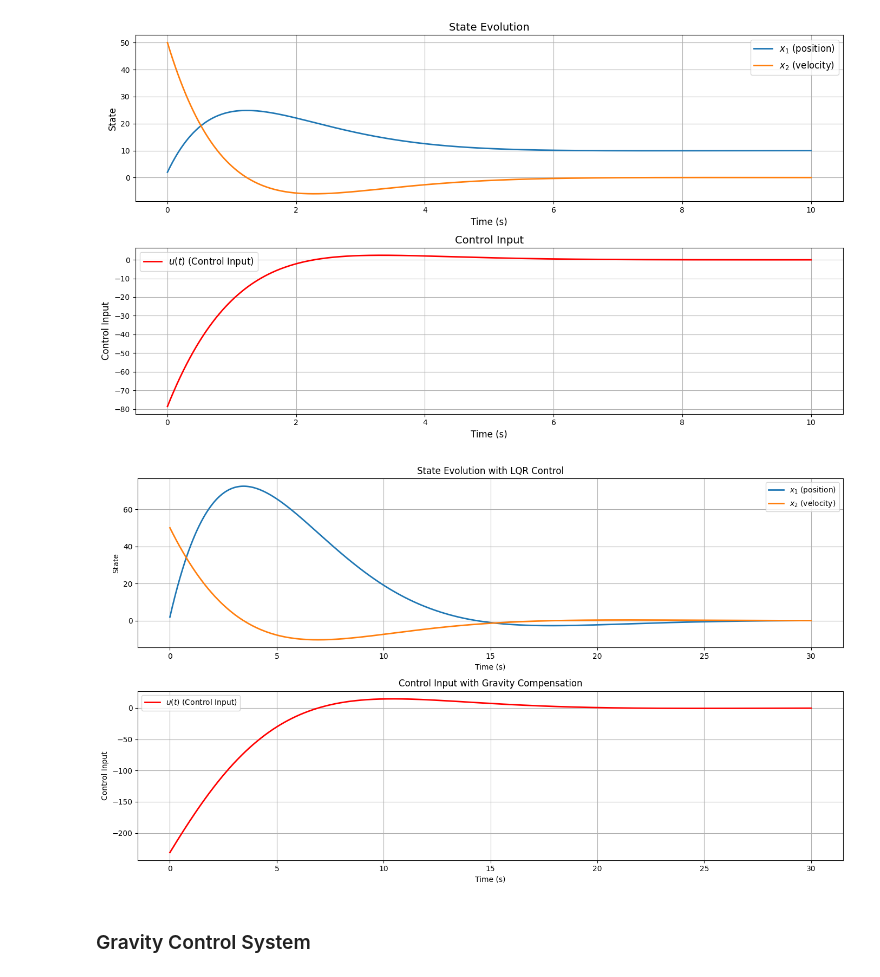
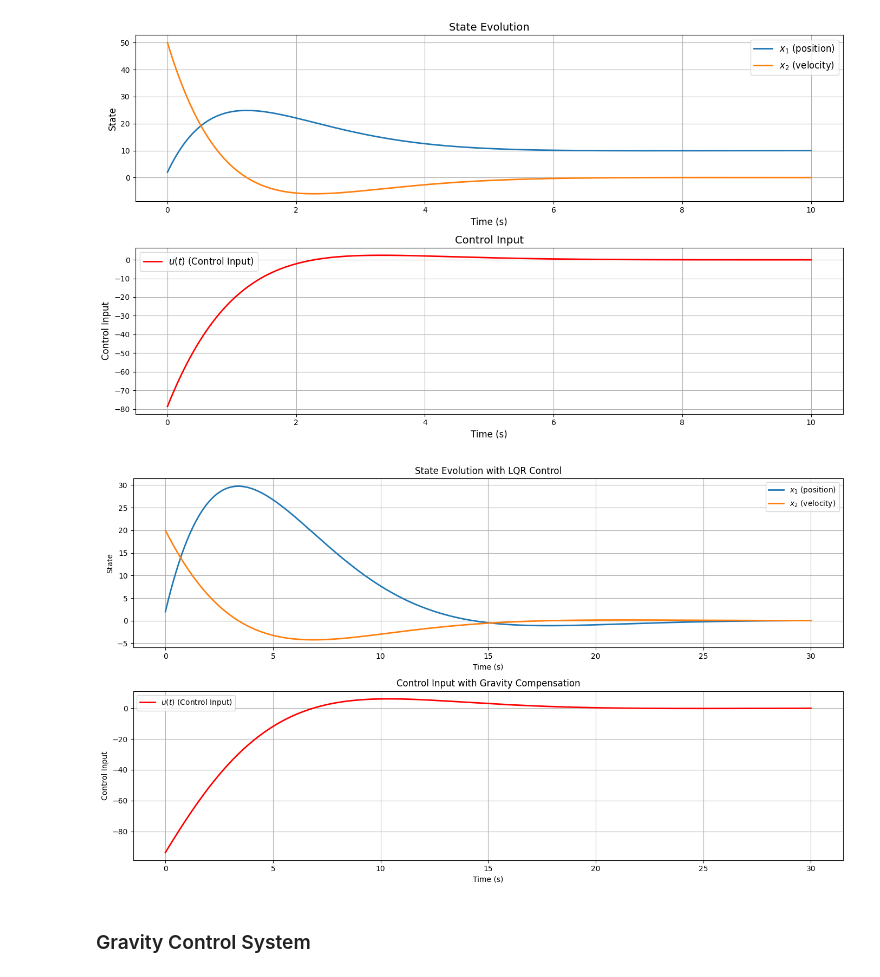
Before and after one commit to kar7mp5/Orbital_Attitude_Control, a Jupyter notebook: notebooks/minimum_energy.ipynb, the cells around one changed output. Saved outputs shown, nothing was run; the diff lists cells and outputs as text; code cells hidden in the pictures.

```diff
--- a/notebooks/minimum_energy.ipynb
+++ b/notebooks/minimum_energy.ipynb
@@ -92,7 +94,7 @@ B = np.array([[0],
 
 # Initial state and final state
 x0 = np.array([2, 50])  # Initial state
-xf = np.array([100, 0])  # Final state
+xf = np.array([10, 0])  # Final state
 T = 10.0  # Final time
 
 # Compute Gram matrix for minimum energy control with adjusted weighting
@@ -192,7 +194,7 @@ P = solve_continuous_are(A, B, Q, R)
 K = np.linalg.inv(R) @ B.T @ P  # Optimal feedback gain
 
 # Initial state and final state
-x0 = np.array([2, 50])  # Initial state
+x0 = np.array([2, 20])  # Initial state
 xf = np.array([0, 0])   # Final state
 T = 30.0  # Simulation time
 
@@ -211,33 +213,33 @@ t_eval = np.linspace(0, T, 1000)
 sol = solve_ivp(system_dynamics, t_span, x0, t_eval=t_eval)
 
 # Compute control inputs
 control_inputs = np.array([u(t, sol.y[:, i])[0] for i, t in enumerate(sol.t)])
 
 # Visualization
 plt.figure(figsize=(14, 8))
 
 # State evolution
 plt.subplot(2, 1, 1)
 plt.plot(sol.t, sol.y[0, :], label=r"$x_1$ (position)", linewidth=2)
 plt.plot(sol.t, sol.y[1, :], label=r"$x_2$ (velocity)", linewidth=2)
 plt.xlabel("Time (s)")
 plt.ylabel("State")
 plt.title("State Evolution with LQR Control")
 plt.legend()
 plt.grid()
 
 # Control input
 plt.subplot(2, 1, 2)
 plt.plot(sol.t, control_inputs, label=r"$u(t)$ (Control Input)", color="red", linewidth=2)
 plt.xlabel("Time (s)")
 plt.ylabel("Control Input")
 plt.title("Control Input with Gravity Compensation")
 plt.legend()
 plt.grid()
 
 plt.tight_layout()
 plt.show()
 # %% [output]
-[figure, old version]
+[figure, new version]
 # %% [markdown]
 ### Gravity Control System
```
Also changed, not shown: parts of 4 cells of this notebook.
